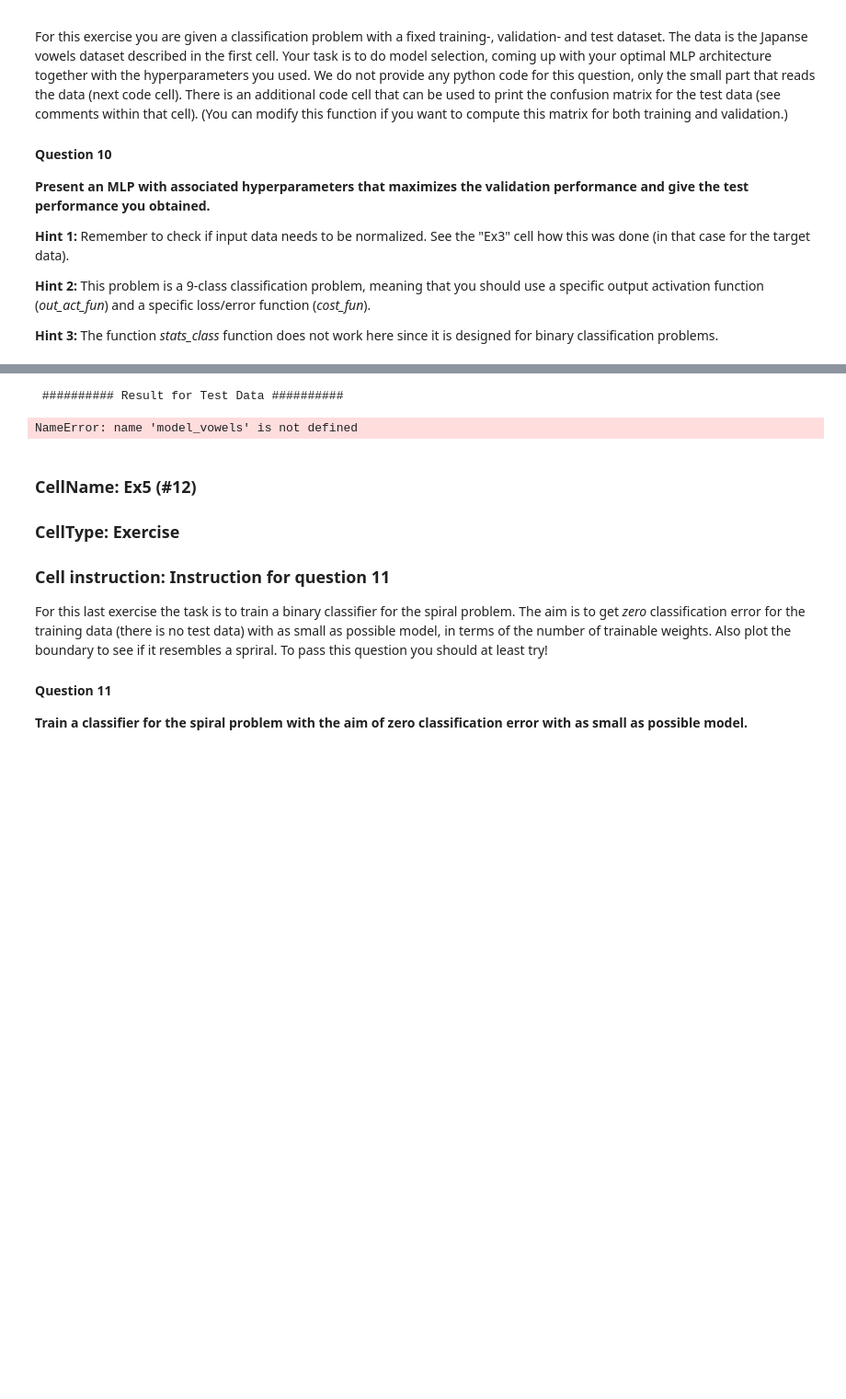
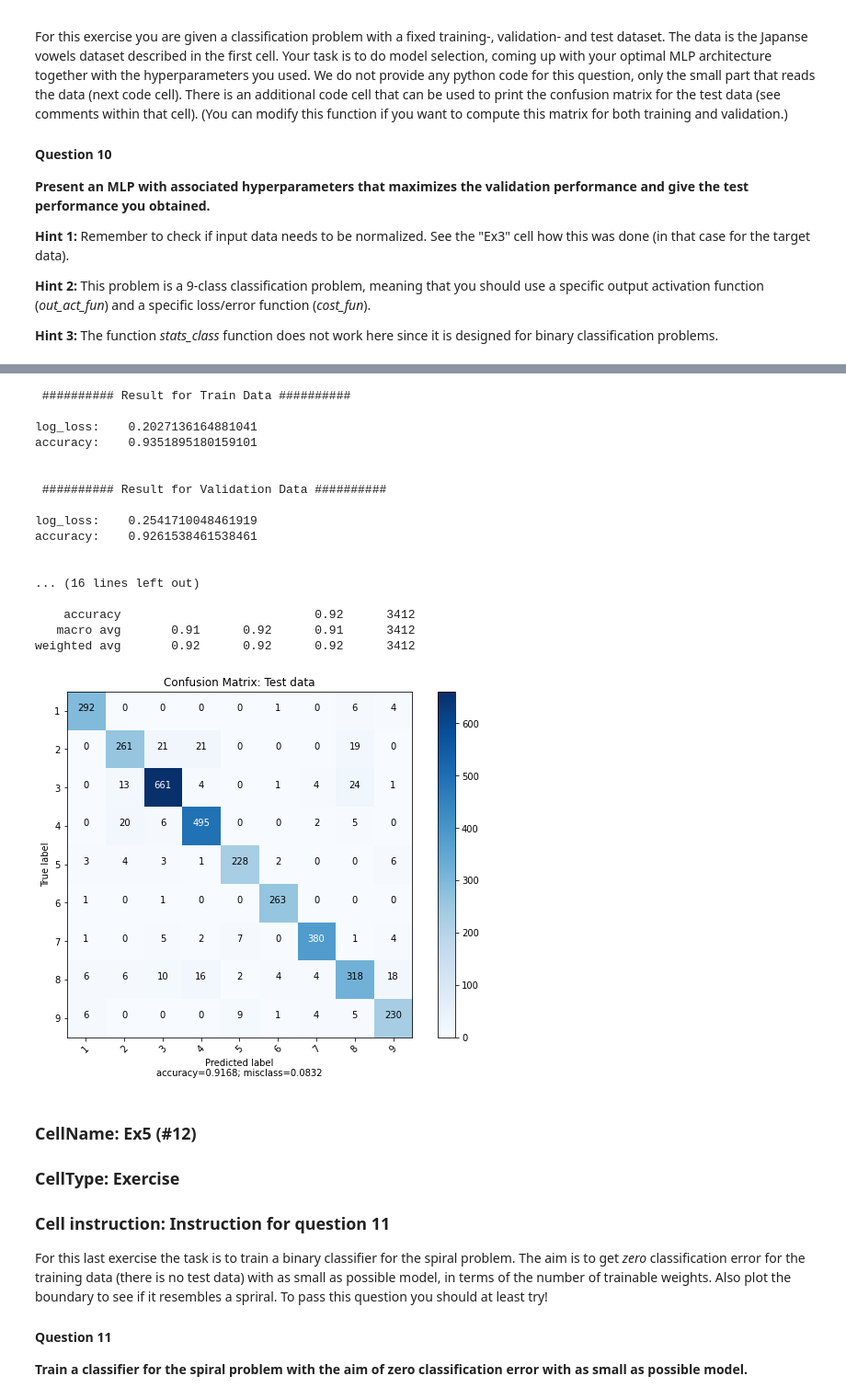
Before and after one commit to kallekj/ArtificialFlyingObjects, a Jupyter notebook: MLP/lab1.ipynb, the cells around one changed output, grey strips where cells are left out. Shown at 92% size. Saved outputs shown, nothing was run; the diff lists cells and outputs as text; code cells hidden in the pictures; blank space fills up the shorter version.

```diff
--- a/MLP/lab1.ipynb
+++ b/MLP/lab1.ipynb
@@ -900,30 +959,63 @@ Wall time: 31.6 ms
 # %%
 """
 This cell can be used to present the classification results.
 It assumes you trained model has the name 'model_vowels'.
 It shows the test data results, but it can be changed to show
 the training/validation.
 """
+
+print('\n','#'*10,'Result for {} Data'.format('Train'), '#'*10, '\n')
+
+y_pred = model_vowels.predict(x_train, verbose=0 )
+print('log_loss:   ', log_loss(y_train, y_pred, eps=1e-15))
+y_true = y_train.argmax(axis=1)
+y_pred = y_pred.argmax(axis=1)
+print('accuracy:   ',(y_pred==y_true).mean(), '\n')
+
+print('\n','#'*10,'Result for {} Data'.format('Validation'), '#'*10, '\n')
+
+y_pred = model_vowels.predict(x_val, verbose=0 )
+print('log_loss:   ', log_loss(y_val, y_pred, eps=1e-15))
+y_true = y_val.argmax(axis=1)
+y_pred = y_pred.argmax(axis=1)
+print('accuracy:   ',(y_pred==y_true).mean(), '\n')
+
 print('\n','#'*10,'Result for {} Data'.format('Test'), '#'*10, '\n')
 
 y_pred = model_vowels.predict(x_test, verbose=0 )
 print('log_loss:   ', log_loss(y_test, y_pred, eps=1e-15))
 
 y_true = y_test.argmax(axis=1)
 y_pred = y_pred.argmax(axis=1)
 print('accuracy:   ',(y_pred==y_true).mean(), '\n')
 
 target_names = ['class {}'.format(i+1) for i in range(9)]
 print(classification_report(y_true, y_pred, target_names=target_names))
 
 confuTst = confusion_matrix(y_true, y_pred)
 plot_confusion_matrix(cm           = confuTst,
                       normalize    = False,
                       target_names = ['1', '2', '3', '4', '5', '6','7', '8','9'],
                       title        = "Confusion Matrix: Test data")
 # %% [output]
- ########## Result for Test Data ##########
+ ########## Result for Train Data ##########
+
+log_loss:    0.2027136164881041
+accuracy:    0.9351895180159101
+
+
+ ########## Result for Validation Data ##########
+
+log_loss:    0.2541710048461919
+accuracy:    0.9261538461538461
+
+
+... (16 lines left out)
+
+    accuracy                           0.92      3412
+   macro avg       0.91      0.92      0.91      3412
+weighted avg       0.92      0.92      0.92      3412
-NameError: name 'model_vowels' is not defined
+[figure, added]
 # %% [markdown]
 ### CellName: Ex5 (#12)
 ### CellType: Exercise
```
Also changed, not shown: parts of 9 cells of this notebook.
